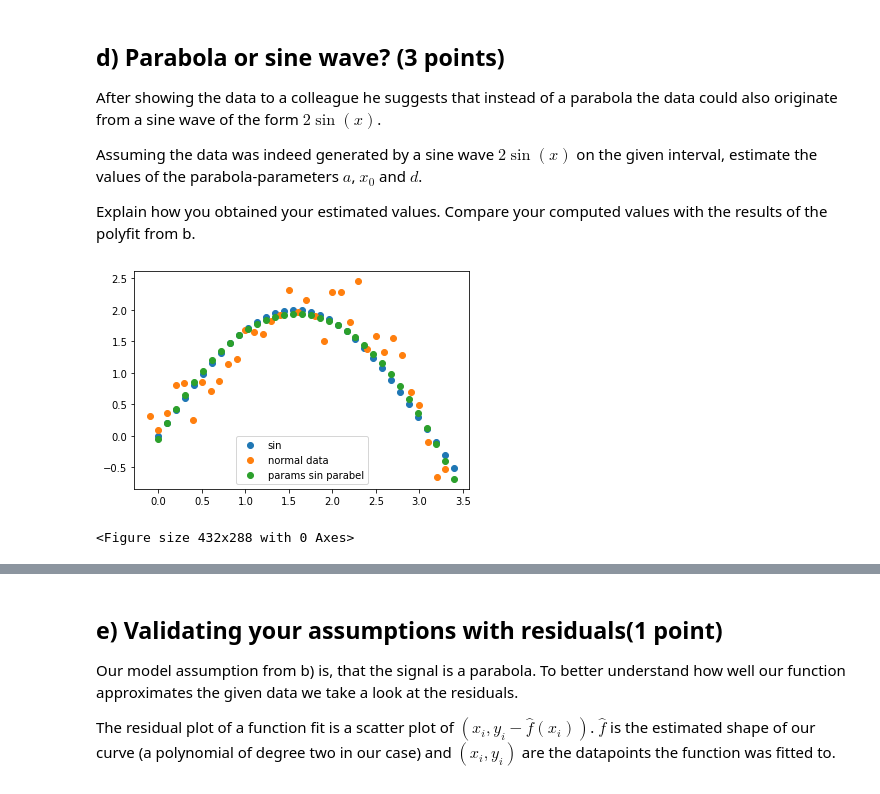
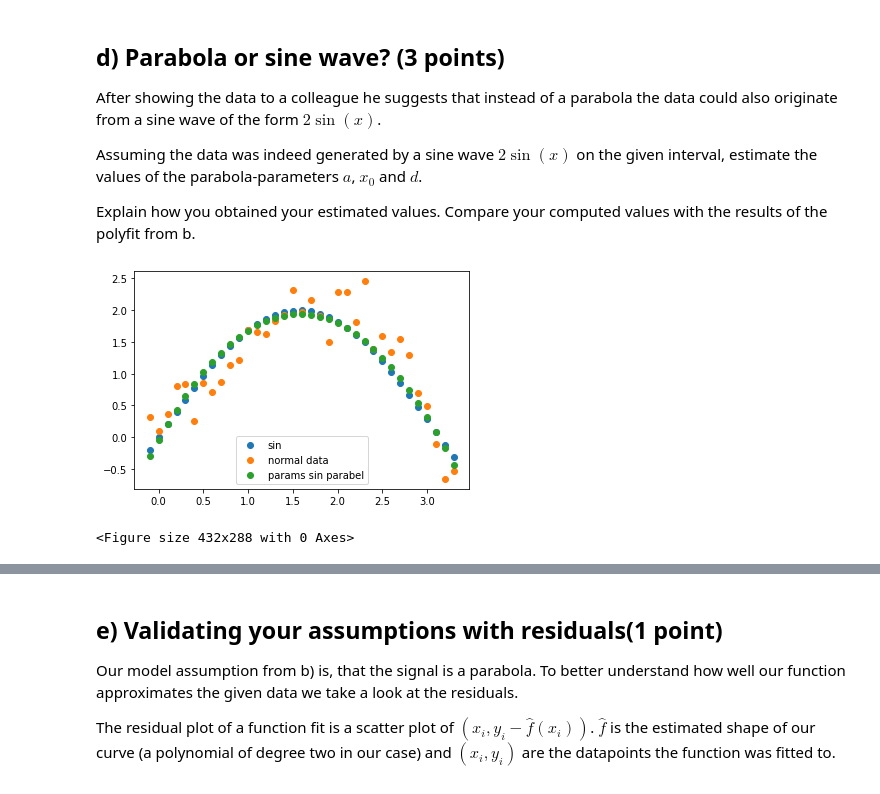
Before and after one commit to Starcrysis/WS_23_coding_abgaben, a Jupyter notebook: SDS/Assignment 1/sds_HA1_tasks.ipynb, the cells around one changed output, grey strips where cells are left out. Cells and saved outputs as stored; diff of their text form; code cells hidden in the pictures.

```diff
--- a/SDS/Assignment 1/sds_HA1_tasks.ipynb
+++ b/SDS/Assignment 1/sds_HA1_tasks.ipynb
@@ -166,29 +161,27 @@ Assuming the data was indeed generated by a sine wave $2 \sin(x)$ on the given i
 Explain how you obtained your estimated values.
 Compare your computed values with the results of the polyfit from b.
 # %%
-x_sin = np.linspace(0, 3.4, 34)
-y_sin = [2*np.sin(x_i) for x_i in x_sin]
+y_sin = [2*np.sin(x_i) for x_i in x]
 
-params_sin = np.polyfit(x_sin, y_sin, 2)
+params_sin = np.polyfit(x, y_sin, 2)
 a, x0, d = to_vertex_form(params_sin)
-y_par_2 = [a*(x_i - x0)**2 + d for x_i in x_sin]
+y_par_3 = [a*(x_i - x0)**2 + d for x_i in x]
 
-plt.scatter(x = x_sin, y = y_sin, label ="sin")
+plt.scatter(x = x, y = y_sin, label ="sin")
 plt.scatter(x = x, y= y, label = "normal data")
-plt.scatter(x = x_sin, y = y_par_2, label = "params sin parabel")
-plt.scatter
+plt.scatter(x = x, y = y_par_3, label = "params sin parabel")
 plt.legend()
 fig_d = plt.figure()
 
 your_interpretation = f"""
 The values obtained from 1b were x0={x0:.3}, a={a:.3}, d={d:.3}
 My Interpretation for sine wave 2sin(x):
 We expect a value of x0={1.2:.3} because ...
 We expect a value of a={3.4:.3} because ...
 We expect a value of d={4.5:.3} because ...
 """
 # %% [output]
-[figure, old version]
+[figure, new version]
 <Figure size 432x288 with 0 Axes>
 # %%
 print(your_interpretation)
```
Also changed, not shown: parts of 6 cells of this notebook, 1 other file.
